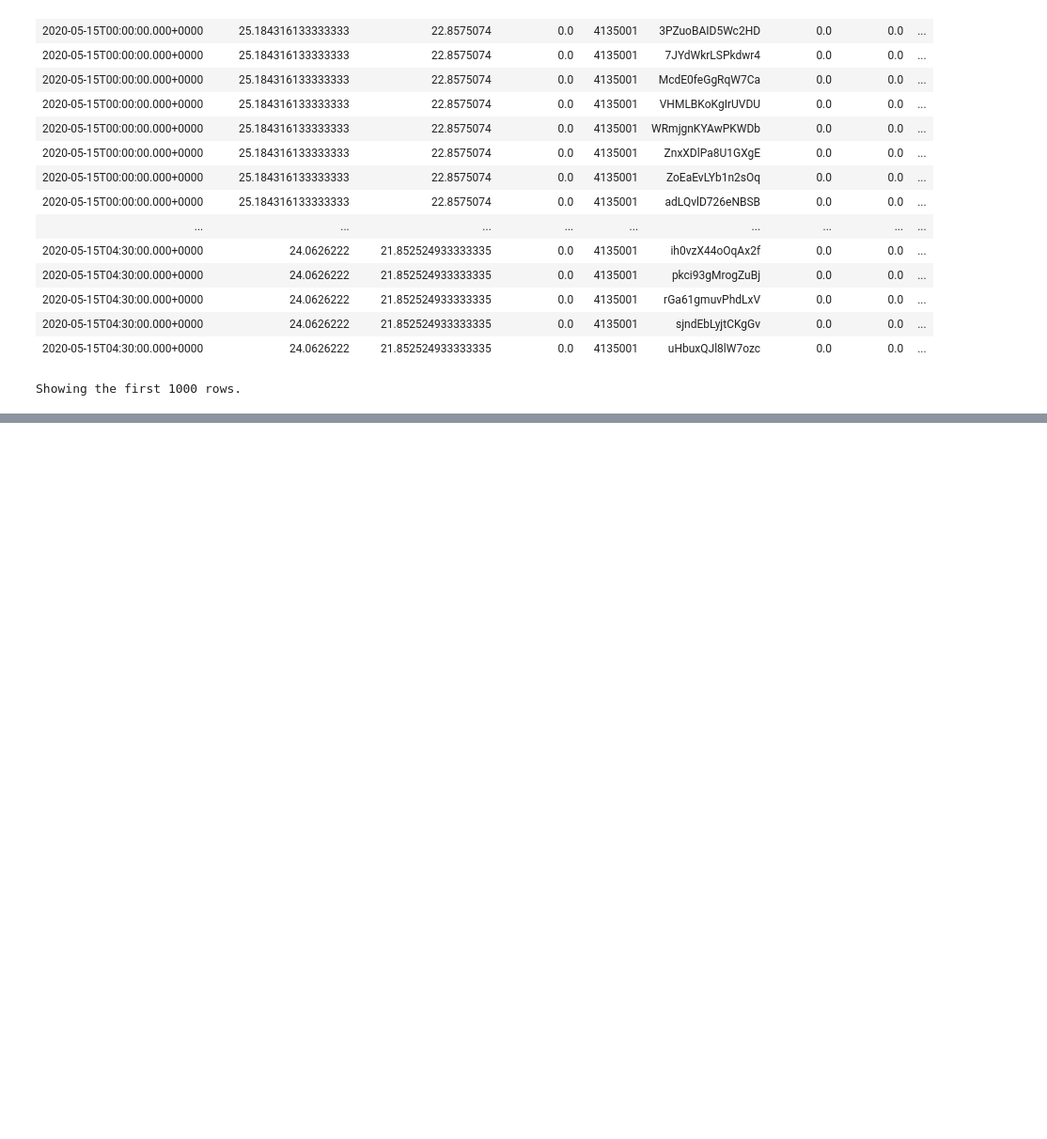
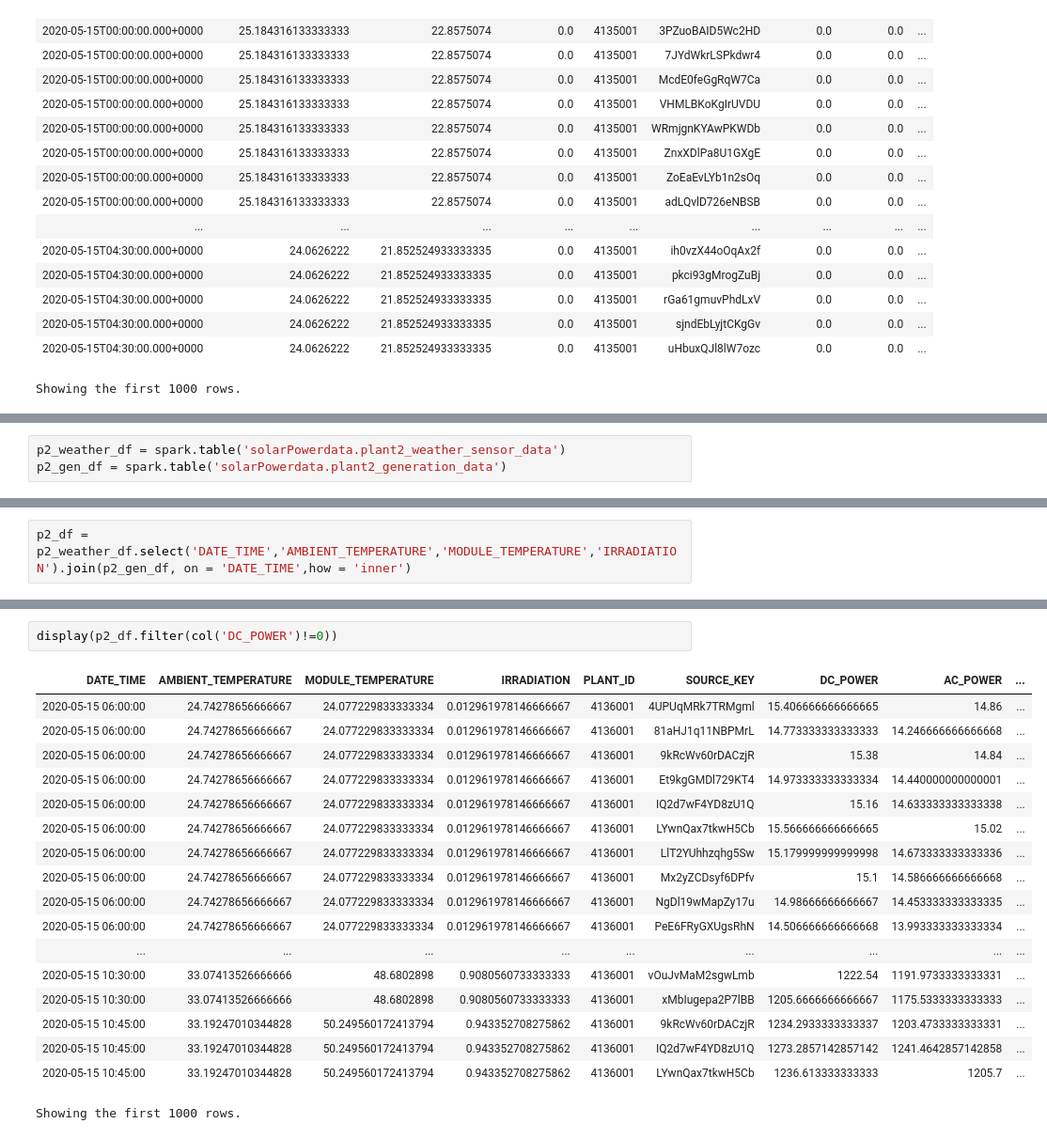
Before and after one commit to rajkothari-3156/SolarPower-SparkStreaming, a Jupyter notebook: MachineLearning/SolarPowerPreProcessing.ipynb, the cells around one changed output, grey strips where cells are left out. Shown at 94% size. Drawn from its saved outputs; the diff is of its cells as text; blank space fills up the shorter version.

```diff
--- a/MachineLearning/SolarPowerPreProcessing.ipynb
+++ b/MachineLearning/SolarPowerPreProcessing.ipynb
@@ -124,0 +238,3 @@ Showing the first 1000 rows.
+# %%
+p2_weather_df = spark.table('solarPowerdata.plant2_weather_sensor_data')
+p2_gen_df = spark.table('solarPowerdata.plant2_generation_data')
@@ -124,0 +243,2 @@ Showing the first 1000 rows.
+# %%
+p2_df = p2_weather_df.select('DATE_TIME','AMBIENT_TEMPERATURE','MODULE_TEMPERATURE','IRRADIATION').join(p2_gen_df, on = 'DATE_TIME',how = 'inner')
@@ -124,0 +247,21 @@ Showing the first 1000 rows.
+# %%
+display(p2_df.filter(col('DC_POWER')!=0))
+# %% [output]
+| DATE_TIME | AMBIENT_TEMPERATURE | MODULE_TEMPERATURE | IRRADIATION | PLANT_ID | SOURCE_KEY | DC_POWER | AC_POWER | ... |
+| 2020-05-15 06:00:00 | 24.74278656666667 | 24.077229833333334 | 0.012961978146666667 | 4136001 | 4UPUqMRk7TRMgml | 15.406666666666665 | 14.86 | ... |
+| 2020-05-15 06:00:00 | 24.74278656666667 | 24.077229833333334 | 0.012961978146666667 | 4136001 | 81aHJ1q11NBPMrL | 14.773333333333333 | 14.246666666666668 | ... |
+| 2020-05-15 06:00:00 | 24.74278656666667 | 24.077229833333334 | 0.012961978146666667 | 4136001 | 9kRcWv60rDACzjR | 15.38 | 14.84 | ... |
+| 2020-05-15 06:00:00 | 24.74278656666667 | 24.077229833333334 | 0.012961978146666667 | 4136001 | Et9kgGMDl729KT4 | 14.973333333333334 | 14.440000000000001 | ... |
+| 2020-05-15 06:00:00 | 24.74278656666667 | 24.077229833333334 | 0.012961978146666667 | 4136001 | IQ2d7wF4YD8zU1Q | 15.16 | 14.633333333333338 | ... |
+| 2020-05-15 06:00:00 | 24.74278656666667 | 24.077229833333334 | 0.012961978146666667 | 4136001 | LYwnQax7tkwH5Cb | 15.566666666666665 | 15.02 | ... |
+| 2020-05-15 06:00:00 | 24.74278656666667 | 24.077229833333334 | 0.012961978146666667 | 4136001 | LlT2YUhhzqhg5Sw | 15.179999999999998 | 14.673333333333336 | ... |
+| 2020-05-15 06:00:00 | 24.74278656666667 | 24.077229833333334 | 0.012961978146666667 | 4136001 | Mx2yZCDsyf6DPfv | 15.1 | 14.586666666666668 | ... |
+| 2020-05-15 06:00:00 | 24.74278656666667 | 24.077229833333334 | 0.012961978146666667 | 4136001 | NgDl19wMapZy17u | 14.98666666666667 | 14.453333333333335 | ... |
+| 2020-05-15 06:00:00 | 24.74278656666667 | 24.077229833333334 | 0.012961978146666667 | 4136001 | PeE6FRyGXUgsRhN | 14.506666666666668 | 13.993333333333334 | ... |
+| ... | ... | ... | ... | ... | ... | ... | ... | ... |
+| 2020-05-15 10:30:00 | 33.07413526666666 | 48.6802898 | 0.9080560733333333 | 4136001 | vOuJvMaM2sgwLmb | 1222.54 | 1191.9733333333331 | ... |
+| 2020-05-15 10:30:00 | 33.07413526666666 | 48.6802898 | 0.9080560733333333 | 4136001 | xMbIugepa2P7lBB | 1205.6666666666667 | 1175.5333333333333 | ... |
+| 2020-05-15 10:45:00 | 33.19247010344828 | 50.249560172413794 | 0.943352708275862 | 4136001 | 9kRcWv60rDACzjR | 1234.2933333333337 | 1203.4733333333331 | ... |
+| 2020-05-15 10:45:00 | 33.19247010344828 | 50.249560172413794 | 0.943352708275862 | 4136001 | IQ2d7wF4YD8zU1Q | 1273.2857142857142 | 1241.4642857142858 | ... |
+| 2020-05-15 10:45:00 | 33.19247010344828 | 50.249560172413794 | 0.943352708275862 | 4136001 | LYwnQax7tkwH5Cb | 1236.613333333333 | 1205.7 | ... |
+Showing the first 1000 rows.
```
Also changed, not shown: parts of 21 cells of this notebook, 1 other file.
